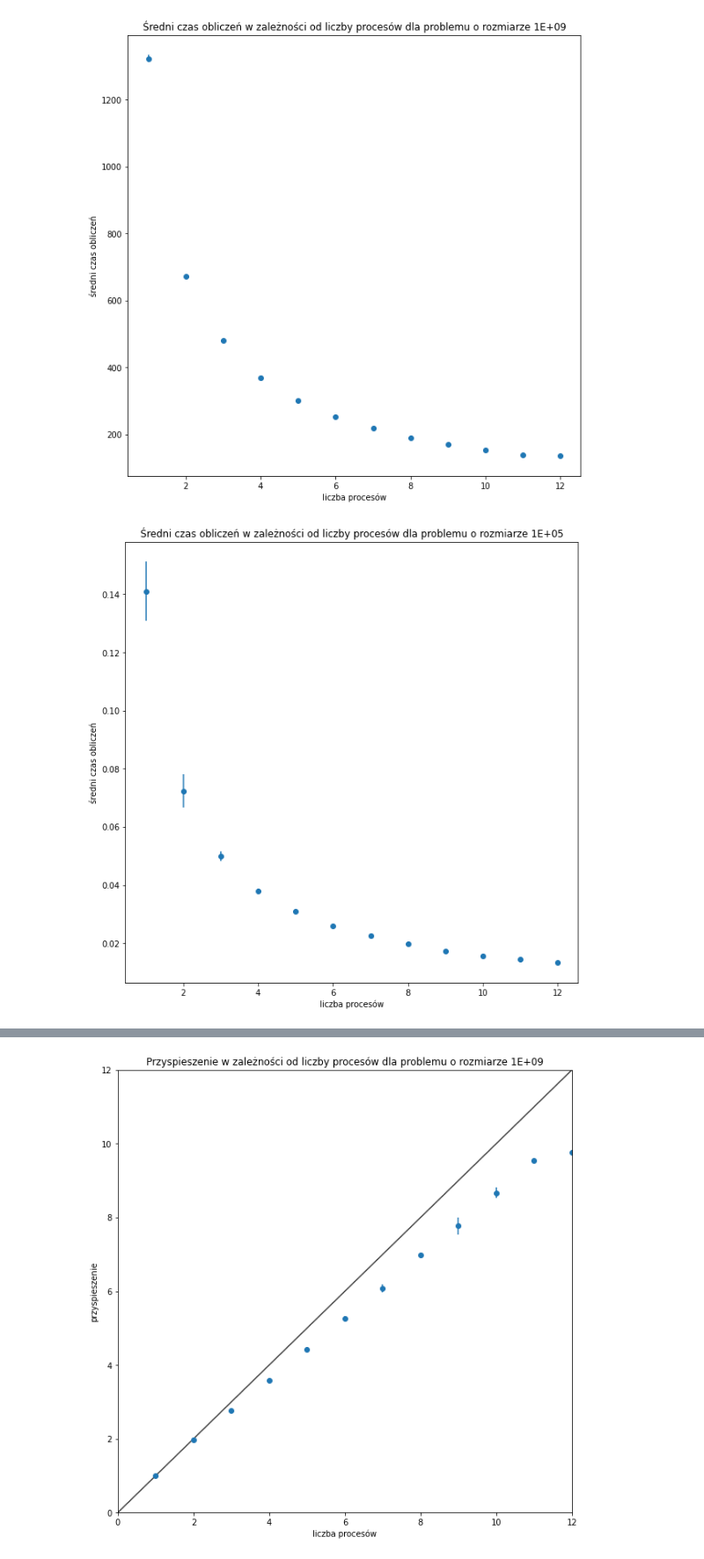
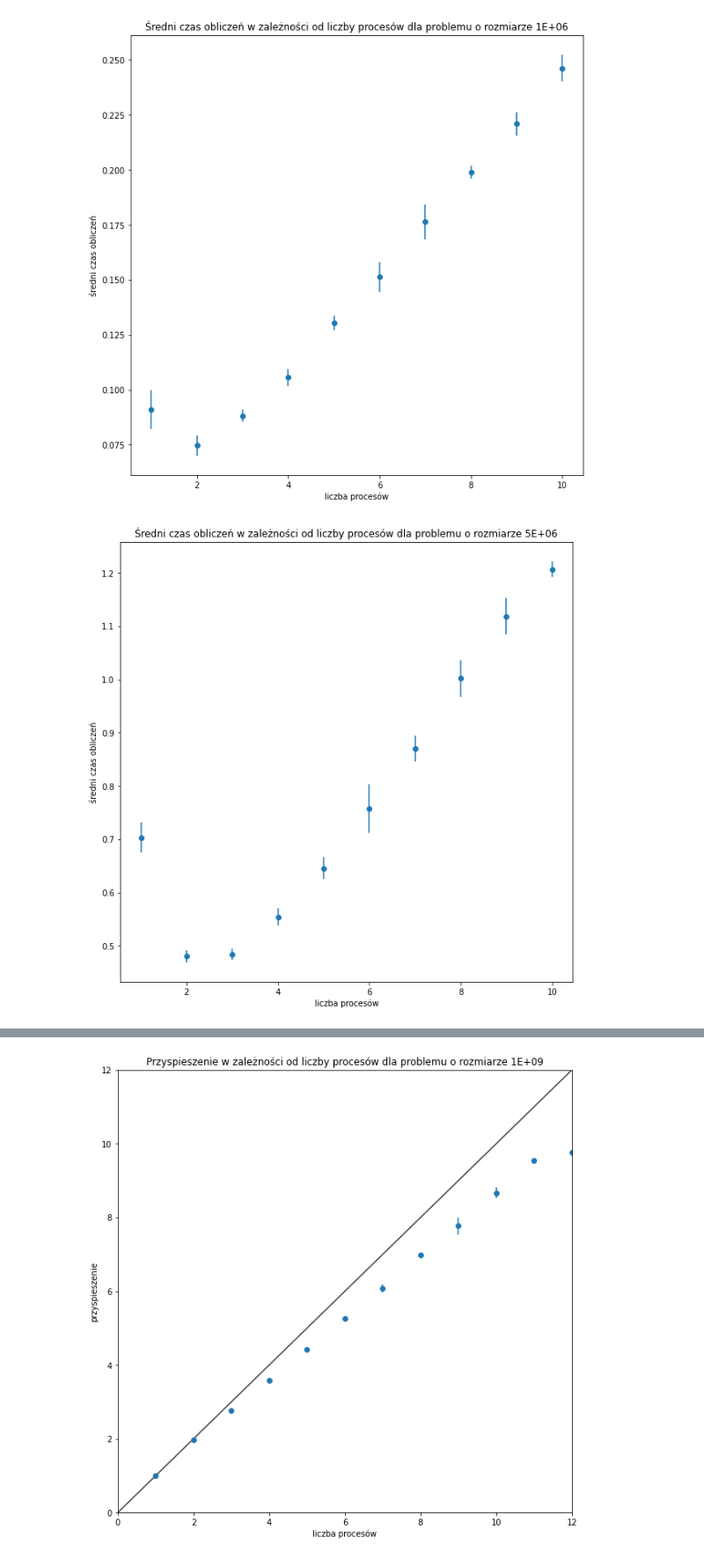
Before and after one commit to PKopel/mpr, a Jupyter notebook: openmp/plot_charts.ipynb, the cells around one changed output, grey strips where cells are left out. Shown at 88% size. Saved outputs shown, nothing was run; the diff lists cells and outputs as text; code cells hidden in the pictures.

Commit message:
Finish sort3

```diff
--- a/openmp/plot_charts.ipynb
+++ b/openmp/plot_charts.ipynb
@@ -3,7 +3,7 @@ import matplotlib.pyplot as plt
 import pandas as pd
 %matplotlib inline
 # %%
-results = pd.read_csv('results.csv')
+results = pd.read_csv('results_1.csv')
 results
 # %% [output]
 |  | size | n_threads | n_buckets | fill_time | split_time | merge_b_time | sort_time | merge_a_time | ... |
@@ -54,6 +54,6 @@ for size in sizes:
 
     plt.title(f'Średni czas obliczeń w zależności od liczby kubełków dla problemu o rozmiarze {size_str}')
     plt.xlabel('liczba kubełków')
-    plt.ylabel('średni czas obliczeń')
+    plt.ylabel('średni czas obliczeń [s]')
     plt.savefig(f'charts/mean_time_to_buckets_{size_str}.png')
 # %% [output]
@@ -65,0 +64,3 @@ for size in sizes:
+# %%
+results = pd.read_csv('results_2.csv')
+results
@@ -66,17 +81,47 @@ for size in sizes:
+# %%
+sizes = results['size'].unique()
+n_threads = results['n_threads'].unique()
+
+means = pd.DataFrame(columns=['size', 'n_threads',
+'mean_fill','std_fill',
+'mean_split','std_split',
+'mean_merge','std_merge',
+'mean_sort','std_sort',
+'mean_array','std_array',
+'mean_total','std_total'])
+
+i = 0
+
+for size in sizes:
+    size_str = '%.0E' % size
+
+    size_results = results[ results['size'] == size]
+
+    for n_thread in n_threads:
+        size_thread = size_results[ size_results['n_threads'] == n_thread]
+        means.loc[i] = [size, n_thread,
+        size_thread['fill_time'].mean(),size_thread['fill_time'].std(),
+        size_thread['split_time'].mean(),size_thread['split_time'].std(),
+        size_thread['merge_b_time'].mean(),size_thread['merge_b_time'].std(),
+        size_thread['sort_time'].mean(),size_thread['sort_time'].std(),
+        size_thread['merge_a_time'].mean(),size_thread['merge_a_time'].std(),
+        size_thread['time_total'].mean(),size_thread['time_total'].std()
+        ]
+        i += 1
 # %%
 
 for size in sizes:
     size_str = '%.0E' % size
 
     plt.figure(figsize=(10,10))
 
-    size_means = pi_means[ pi_means['size'] == size]
-    plt.errorbar(size_means['n_threads'],size_means['mean'], yerr=size_means['std'], fmt='o')
+    size_means = means[ means['size'] == size]
+    plt.errorbar(size_means['n_threads'],size_means['mean_total'], yerr=size_means['std_total'], fmt='o')
 
     plt.title(f'Średni czas obliczeń w zależności od liczby procesów dla problemu o rozmiarze {size_str}')
     plt.xlabel('liczba procesów')
     plt.ylabel('średni czas obliczeń')
-    plt.savefig(f'mean_time_to_threads_{size_str}.png')
+    plt.savefig(f'charts/mean_time_to_threads_{size_str}.png')
 # %% [output]
-[figure, old version]
+[figure, new version]
-[figure, old version]
+[figure, new version]
```
Also changed, not shown: parts of 7 cells of this notebook, 21 other files.
